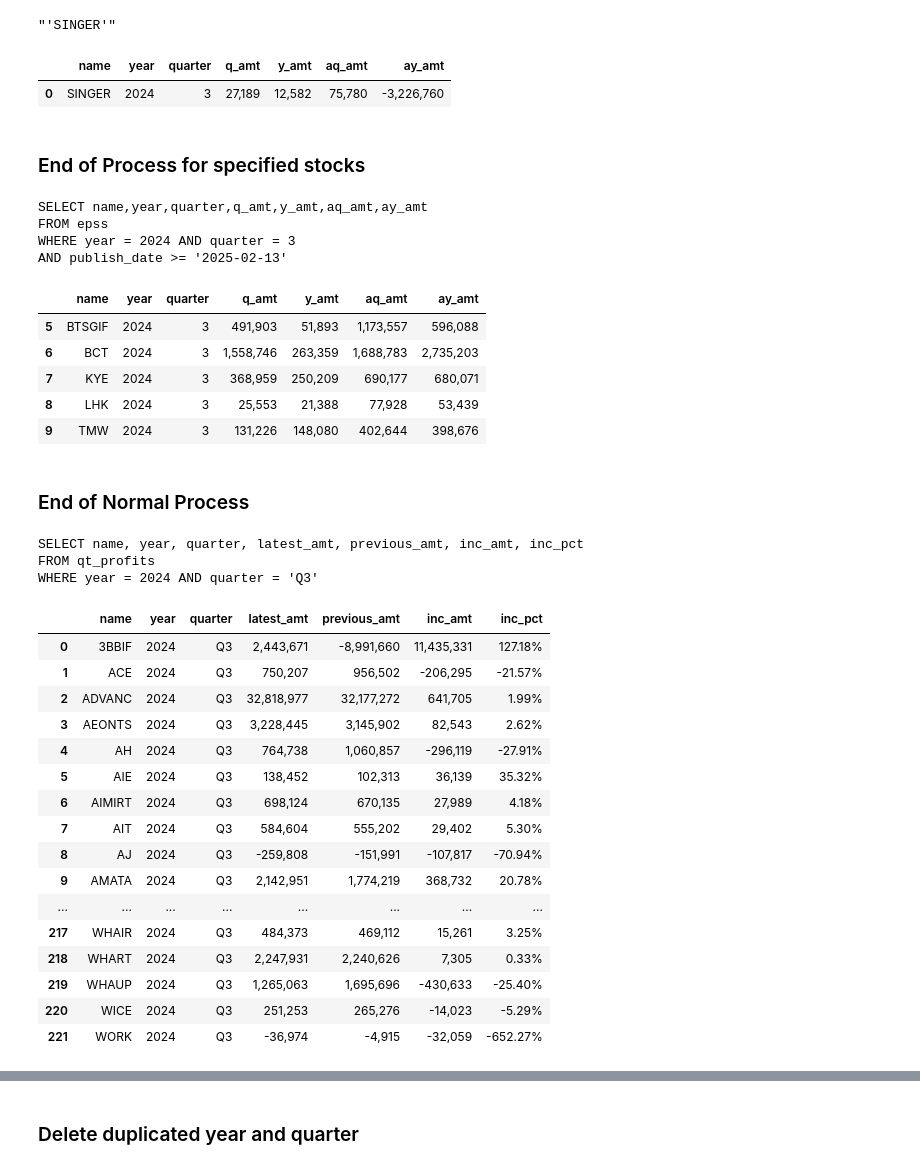
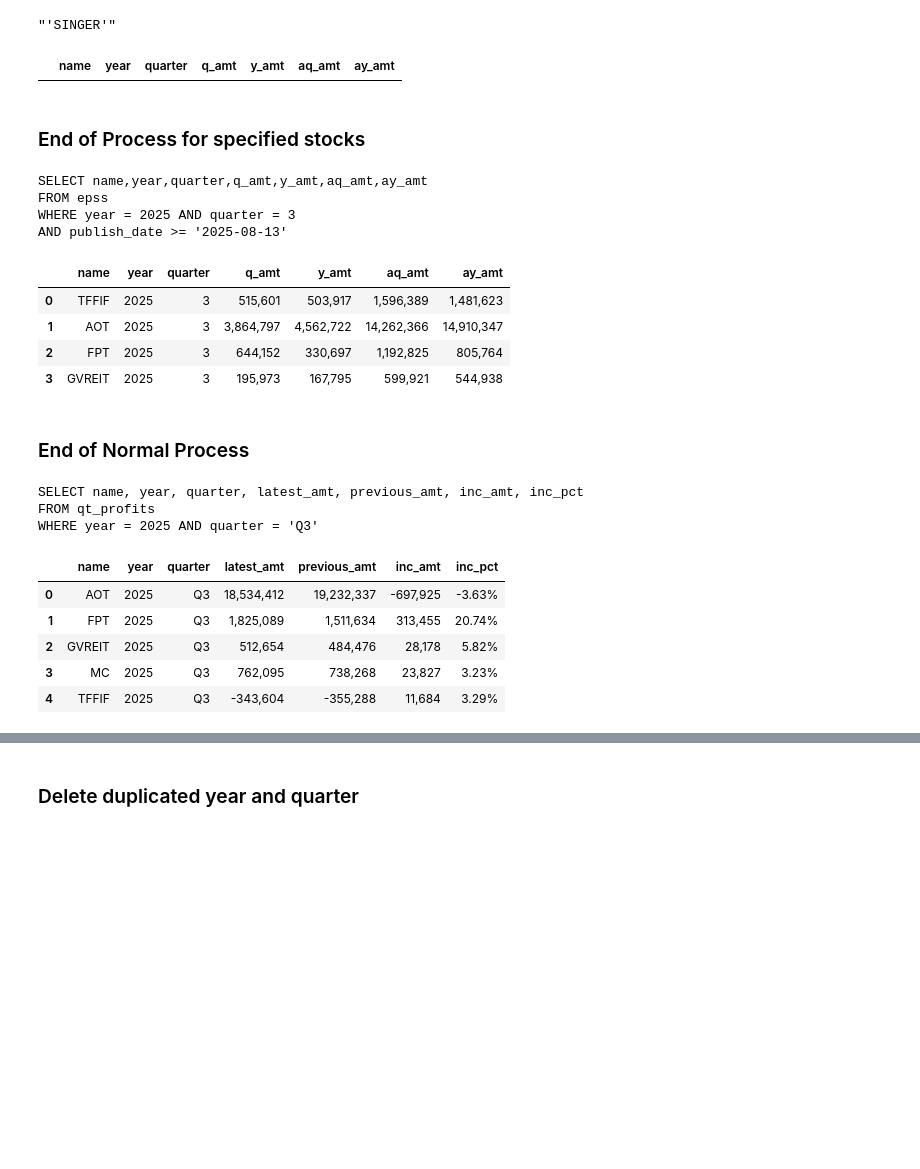
Before and after one commit to santimcs/A5, a Jupyter notebook: Quarterly/340-Create Profits Q3.ipynb, the cells around one changed output, grey strips where cells are left out. Cells and saved outputs as stored; diff of their text form; code cells hidden in the pictures; blank space fills up the shorter version.

```diff
--- a/Quarterly/340-Create Profits Q3.ipynb
+++ b/Quarterly/340-Create Profits Q3.ipynb
@@ -1,7 +1,8 @@
 # %%
+import numpy as np
 import pandas as pd
 from datetime import date, timedelta, datetime
-from sqlalchemy import create_engine
+from sqlalchemy import create_engine, text
 engine = create_engine("sqlite:///c:\\ruby\\portlt\\db\\development.sqlite3")
 conlt = engine.connect()
 engine = create_engine("sqlite:///c:\\ruby\\portmy\\db\\development.sqlite3")
@@ -11,7 +12,7 @@ engine = create_engine(
 )
 conpg = engine.connect()
 
-year = 2024
+year = 2025
 quarter = 3
 current_time = datetime.now()
 formatted_time = current_time.strftime("%Y-%m-%d %H:%M:%S")
@@ -90,11 +111,10 @@ WHERE year = %s AND quarter = %s
 AND name IN (%s)
 """
 sql = sql % (year, quarter, in_p)
-epss = pd.read_sql(sql, conlt)
-epss.style.format(format_dict)
+df_epss_inp = pd.read_sql(sql, conlt)
+df_epss_inp.style.format(format_dict)
 # %% [output]
 |  | name | year | quarter | q_amt | y_amt | aq_amt | ay_amt |
-| 0 | SINGER | 2024 | 3 | 27,189 | 12,582 | 75,780 | -3,226,760 |
 # %% [markdown]
 ### End of Process for specified stocks
 # %%
@@ -106,50 +126,38 @@ AND publish_date >= '%s'
 """
 sql = sql % (year, quarter, select_date)
 print(sql)
-epss = pd.read_sql(sql, conlt)
-epss.tail().style.format(format_dict)
+df_epss_inp = pd.read_sql(sql, conlt)
+df_epss_inp.tail().style.format(format_dict)
 # %% [output]
 SELECT name,year,quarter,q_amt,y_amt,aq_amt,ay_amt
 FROM epss
-WHERE year = 2024 AND quarter = 3
-AND publish_date >= '2025-02-13'
+WHERE year = 2025 AND quarter = 3
+AND publish_date >= '2025-08-13'
 |  | name | year | quarter | q_amt | y_amt | aq_amt | ay_amt |
-| 5 | BTSGIF | 2024 | 3 | 491,903 | 51,893 | 1,173,557 | 596,088 |
-| 6 | BCT | 2024 | 3 | 1,558,746 | 263,359 | 1,688,783 | 2,735,203 |
-| 7 | KYE | 2024 | 3 | 368,959 | 250,209 | 690,177 | 680,071 |
-| 8 | LHK | 2024 | 3 | 25,553 | 21,388 | 77,928 | 53,439 |
-| 9 | TMW | 2024 | 3 | 131,226 | 148,080 | 402,644 | 398,676 |
+| 0 | TFFIF | 2025 | 3 | 515,601 | 503,917 | 1,596,389 | 1,481,623 |
+| 1 | AOT | 2025 | 3 | 3,864,797 | 4,562,722 | 14,262,366 | 14,910,347 |
+| 2 | FPT | 2025 | 3 | 644,152 | 330,697 | 1,192,825 | 805,764 |
+| 3 | GVREIT | 2025 | 3 | 195,973 | 167,795 | 599,921 | 544,938 |
 # %% [markdown]
 ### End of Normal Process
 # %%
 sql = """
 SELECT name, year, quarter, latest_amt, previous_amt, inc_amt, inc_pct
 FROM qt_profits
 WHERE year = %s AND quarter = 'Q%s'
 """
 sql = sql % (year, quarter)
 print(sql)
-qt_pf = pd.read_sql(sql, conlt)
-qt_pf.style.format(format_dict)
+df_qt_profits = pd.read_sql(sql, conlt)
+df_qt_profits.style.format(format_dict)
 # %% [output]
 SELECT name, year, quarter, latest_amt, previous_amt, inc_amt, inc_pct
 FROM qt_profits
-WHERE year = 2024 AND quarter = 'Q3'
+WHERE year = 2025 AND quarter = 'Q3'
 |  | name | year | quarter | latest_amt | previous_amt | inc_amt | inc_pct |
-| 0 | 3BBIF | 2024 | Q3 | 2,443,671 | -8,991,660 | 11,435,331 | 127.18% |
-| 1 | ACE | 2024 | Q3 | 750,207 | 956,502 | -206,295 | -21.57% |
-| 2 | ADVANC | 2024 | Q3 | 32,818,977 | 32,177,272 | 641,705 | 1.99% |
-| 3 | AEONTS | 2024 | Q3 | 3,228,445 | 3,145,902 | 82,543 | 2.62% |
-| 4 | AH | 2024 | Q3 | 764,738 | 1,060,857 | -296,119 | -27.91% |
-| 5 | AIE | 2024 | Q3 | 138,452 | 102,313 | 36,139 | 35.32% |
-| 6 | AIMIRT | 2024 | Q3 | 698,124 | 670,135 | 27,989 | 4.18% |
-| 7 | AIT | 2024 | Q3 | 584,604 | 555,202 | 29,402 | 5.30% |
-| 8 | AJ | 2024 | Q3 | -259,808 | -151,991 | -107,817 | -70.94% |
-| 9 | AMATA | 2024 | Q3 | 2,142,951 | 1,774,219 | 368,732 | 20.78% |
-| ... | ... | ... | ... | ... | ... | ... | ... |
-| 217 | WHAIR | 2024 | Q3 | 484,373 | 469,112 | 15,261 | 3.25% |
-| 218 | WHART | 2024 | Q3 | 2,247,931 | 2,240,626 | 7,305 | 0.33% |
-| 219 | WHAUP | 2024 | Q3 | 1,265,063 | 1,695,696 | -430,633 | -25.40% |
-| 220 | WICE | 2024 | Q3 | 251,253 | 265,276 | -14,023 | -5.29% |
-| 221 | WORK | 2024 | Q3 | -36,974 | -4,915 | -32,059 | -652.27% |
+| 0 | AOT | 2025 | Q3 | 18,534,412 | 19,232,337 | -697,925 | -3.63% |
+| 1 | FPT | 2025 | Q3 | 1,825,089 | 1,511,634 | 313,455 | 20.74% |
+| 2 | GVREIT | 2025 | Q3 | 512,654 | 484,476 | 28,178 | 5.82% |
+| 3 | MC | 2025 | Q3 | 762,095 | 738,268 | 23,827 | 3.23% |
+| 4 | TFFIF | 2025 | Q3 | -343,604 | -355,288 | 11,684 | 3.29% |
 # %%
```
Also changed, not shown: parts of 83 cells of this notebook, 5 other files.
